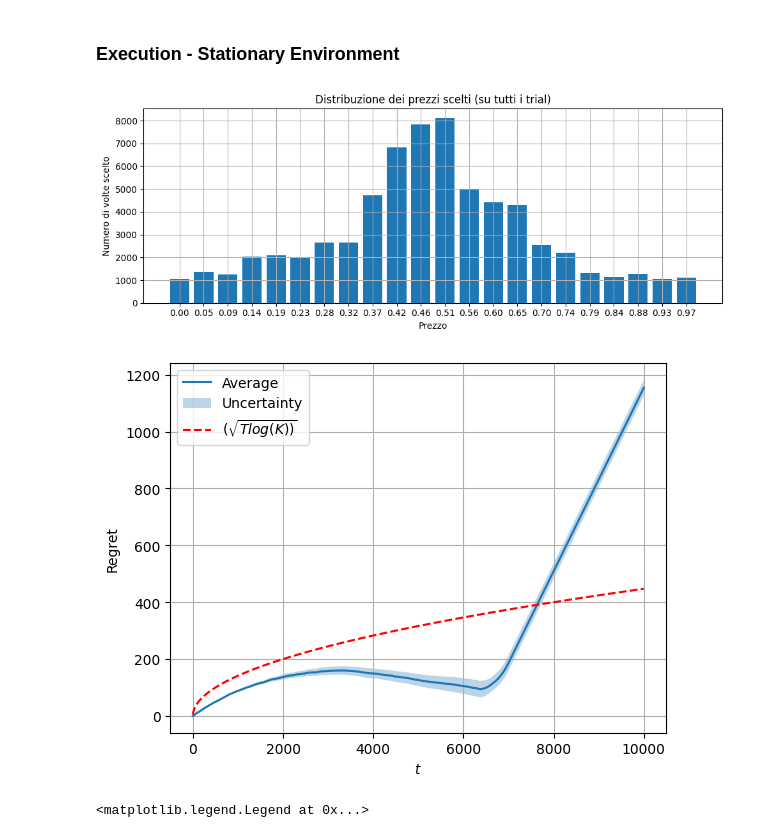
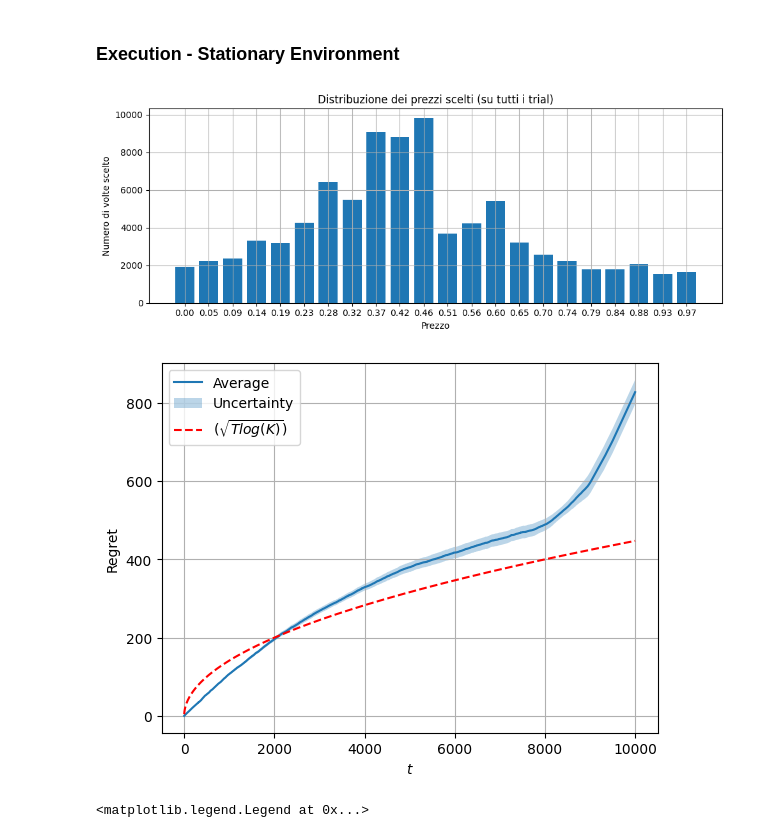
Before and after one commit to FabioFloris02/OLA2025_Floris_Sonzini_Parenti_Singh_Gottschling, a Jupyter notebook: requirement_3.ipynb, the cells around one changed output. Drawn from its saved outputs; the diff is of its cells as text; code cells hidden in the pictures.

```diff
--- a/requirement_3.ipynb
+++ b/requirement_3.ipynb
@@ -75,7 +75,7 @@ class FFMultiplicativePacingAgent:
         return self.prices_set[self.price_index]
 
     def update(self, f_t):
-        rho = (self.budget / (self.T -self.t + 1)) + 1.5
+        rho = (self.budget / (self.T -self.t + 1)) + 2
         c_t = int(f_t > 0)
         L = f_t - self.lmbd*(c_t-rho)
 
@@ -230,9 +230,9 @@ T = 10000
 B = T * 50/100
 
 # Prices
-max_price = 1.1
-price_step = 0.125
-prices = np.arange(0.1, max_price, price_step)
+max_price = 1
+price_step = T ** (-1/3)
+prices = np.arange(0, max_price, price_step)
 K = len(prices)
 
 learning_rate = np.sqrt(np.log(K)/(K*T))  # learning rate EXP3
@@ -435,32 +435,32 @@ plt.grid(True)
 plt.tight_layout()
 plt.show()
 # %% [output]
-[figure, old version]
+[figure, new version]
 # %%
 #avg pseudoregret vs theoretical regret
 average_regret = regret_per_trial.mean(axis=0)
 regret_sd = regret_per_trial.std(axis=0)
 
 t = np.arange(1, T+1)
 regret_theory = (400 / np.sqrt(8000*np.log(K))) * np.sqrt(t*np.log(K))
 
 plt.plot(t, average_regret, label="Average")
 plt.fill_between(
     t,
     average_regret - regret_sd / np.sqrt(n_trials),
     average_regret + regret_sd / np.sqrt(n_trials),
     alpha=0.3,
     label="Uncertainty"
 )
-plt.plot(t, regret_theory, label=r"$(\sqrt{Tlog(K))}$", linestyle='--', color='red')
+plt.plot(t, regret_theory, label=r"$(\sqrt{Tlog(K)})$", linestyle='--', color='red')
 
 plt.xlabel("$t$")
 plt.ylabel("Regret")
 plt.legend()
 plt.grid(True)
 plt.show()
 # %% [output]
-[figure, old version]
+[figure, new version]
 # %%
 #budget
 plt.xlabel("$t$")
```
Also changed, not shown: parts of 4 cells of this notebook, 4 other files.
